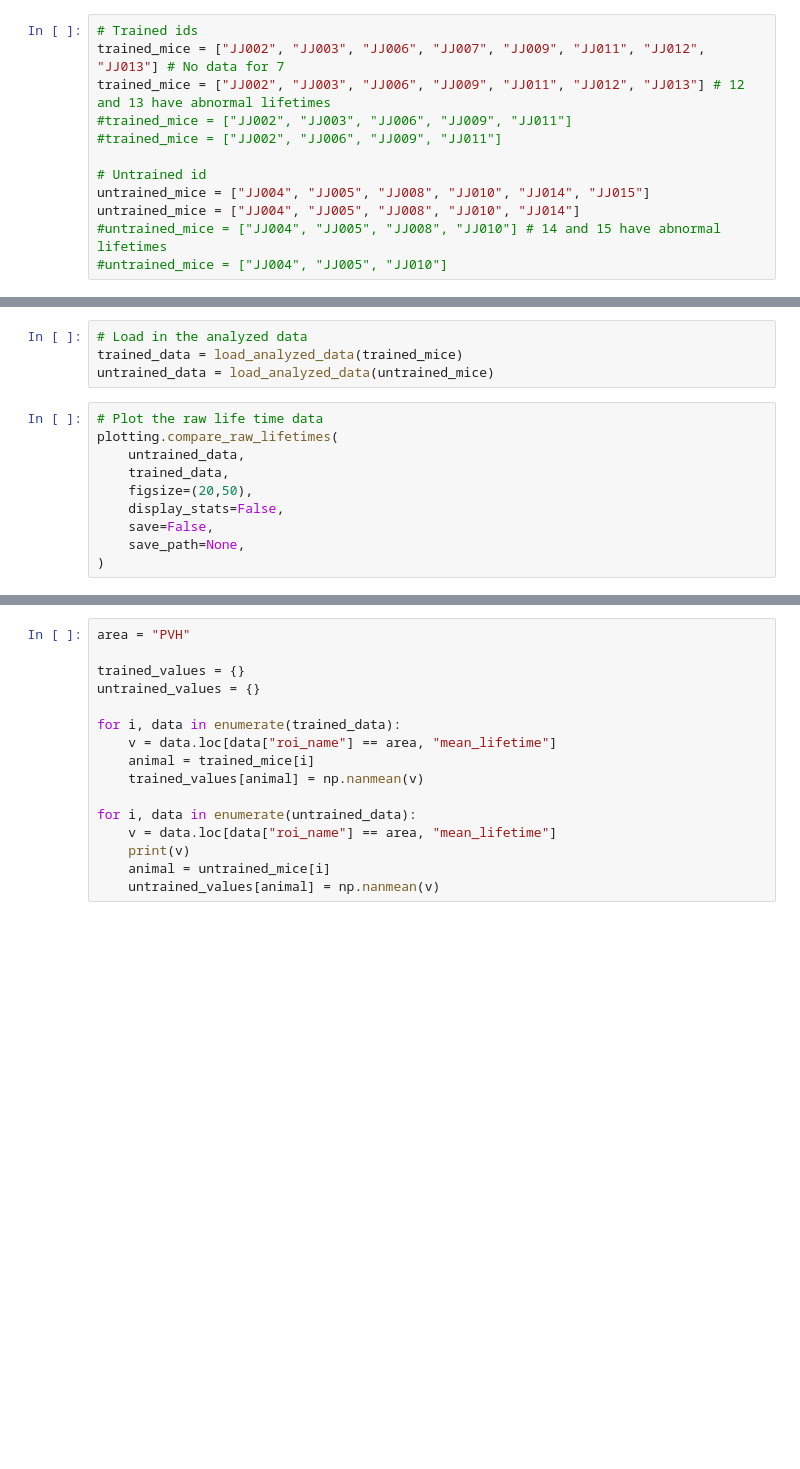
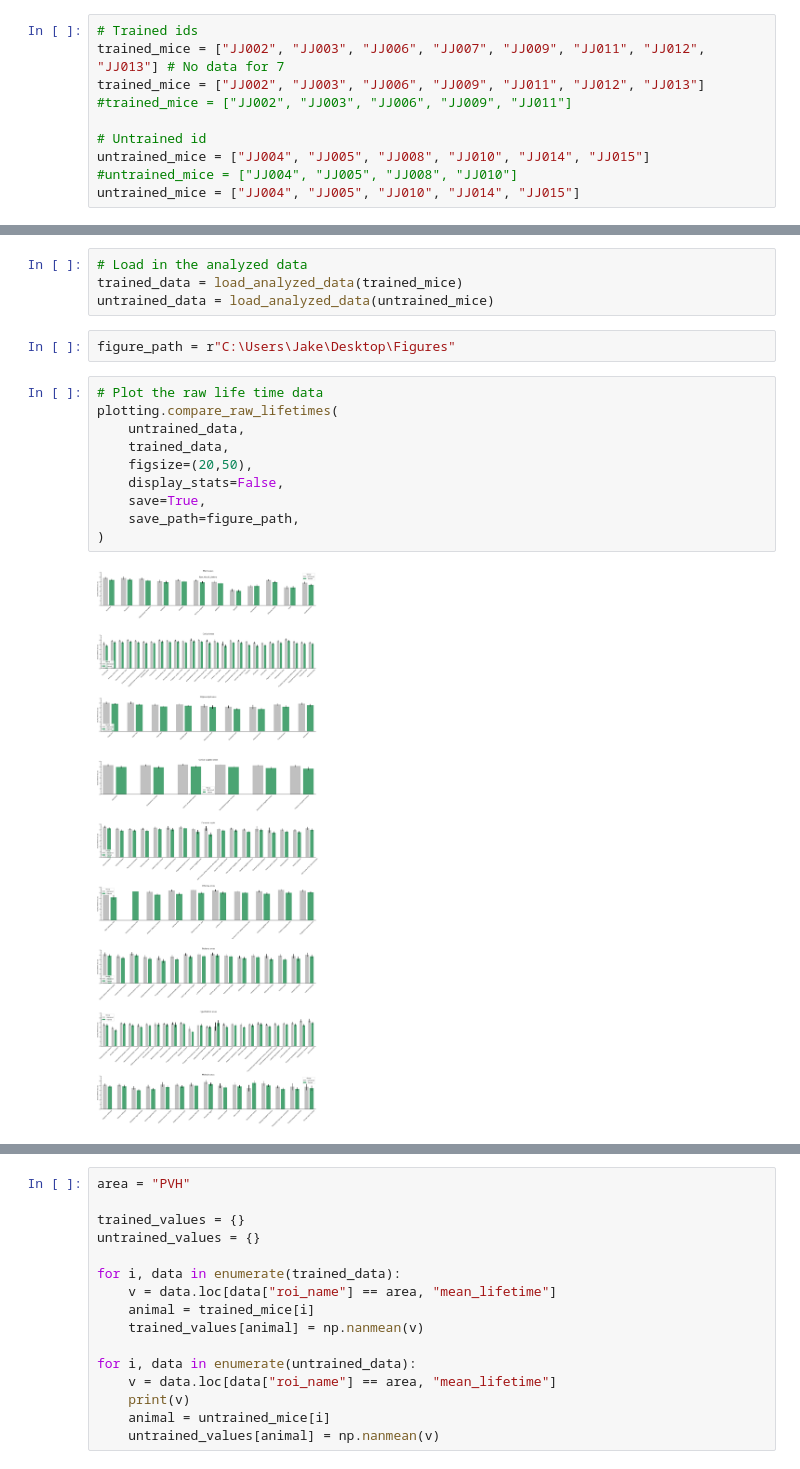
Before and after one commit to wjakewright/GluA2, a Jupyter notebook: GluA2/GluA2_Pipeline.ipynb, the cells around one changed output, grey strips where cells are left out. Saved outputs shown, nothing was run; the diff lists cells and outputs as text; blank space fills up the shorter version.

```diff
--- a/GluA2/GluA2_Pipeline.ipynb
+++ b/GluA2/GluA2_Pipeline.ipynb
@@ -11,15 +11,13 @@ import plotting
 # %%
 # Trained ids
 trained_mice = ["JJ002", "JJ003", "JJ006", "JJ007", "JJ009", "JJ011", "JJ012", "JJ013"] # No data for 7
-trained_mice = ["JJ002", "JJ003", "JJ006", "JJ009", "JJ011", "JJ012", "JJ013"] # 12 and 13 have abnormal lifetimes
+trained_mice = ["JJ002", "JJ003", "JJ006", "JJ009", "JJ011", "JJ012", "JJ013"]
 #trained_mice = ["JJ002", "JJ003", "JJ006", "JJ009", "JJ011"]
-#trained_mice = ["JJ002", "JJ006", "JJ009", "JJ011"]
 
 # Untrained id
 untrained_mice = ["JJ004", "JJ005", "JJ008", "JJ010", "JJ014", "JJ015"]
-untrained_mice = ["JJ004", "JJ005", "JJ008", "JJ010", "JJ014"]
-#untrained_mice = ["JJ004", "JJ005", "JJ008", "JJ010"] # 14 and 15 have abnormal lifetimes
-#untrained_mice = ["JJ004", "JJ005", "JJ010"]
+#untrained_mice = ["JJ004", "JJ005", "JJ008", "JJ010"]
+untrained_mice = ["JJ004", "JJ005", "JJ010", "JJ014", "JJ015"]
 # %% [markdown]
 ## Analyze image data
 # %%
@@ -53,13 +49,17 @@ NameError: name 'analyze_pixel_lifetime' is not defined
 # Load in the analyzed data
 trained_data = load_analyzed_data(trained_mice)
 untrained_data = load_analyzed_data(untrained_mice)
+# %%
+figure_path = r"C:\Users\Jake\Desktop\Figures"
 # %%
 # Plot the raw life time data
 plotting.compare_raw_lifetimes(
     untrained_data,
     trained_data,
     figsize=(20,50),
     display_stats=False,
-    save=False,
-    save_path=None,
+    save=True,
+    save_path=figure_path,
 )
+# %% [output]
+[figure, added]
```
Also changed, not shown: parts of 6 cells of this notebook, 7 other files.
